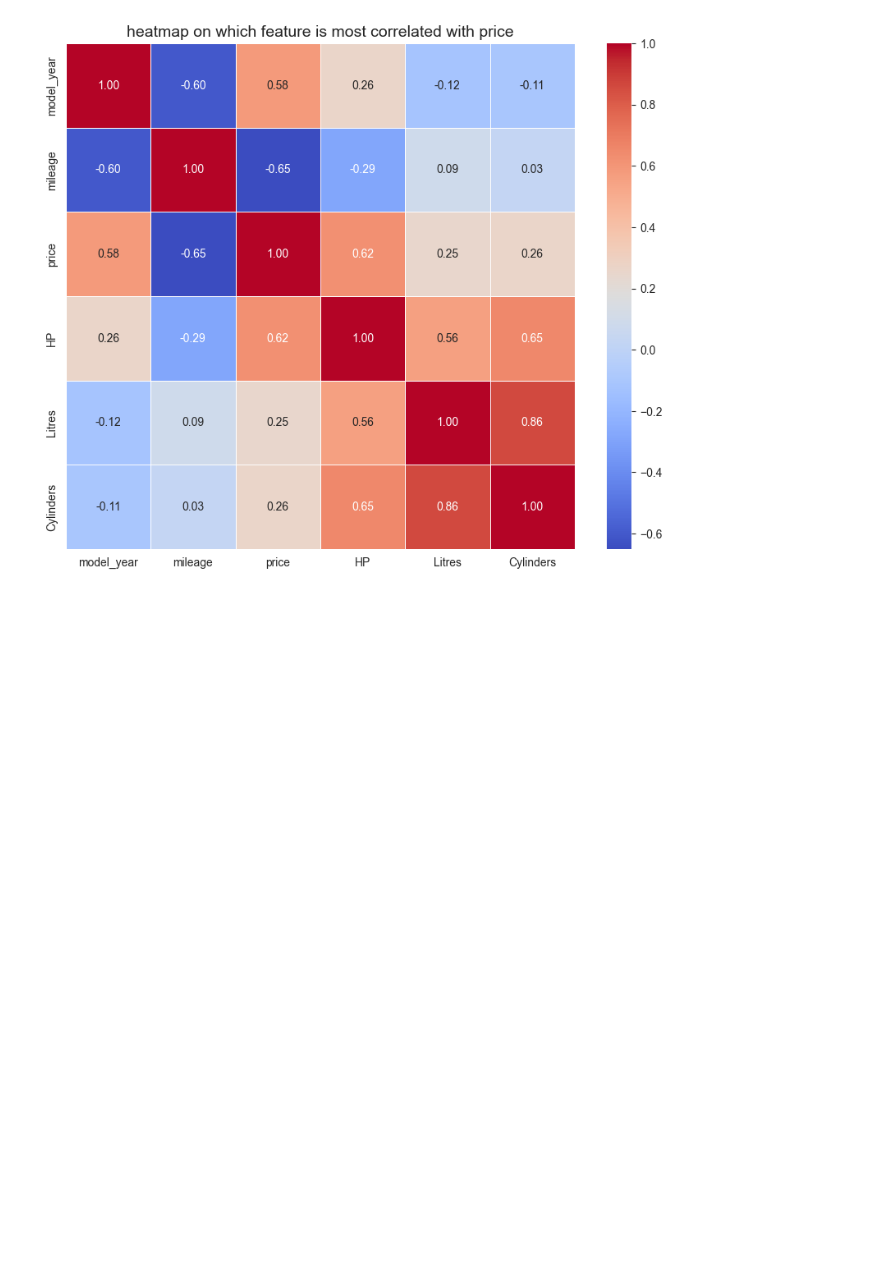
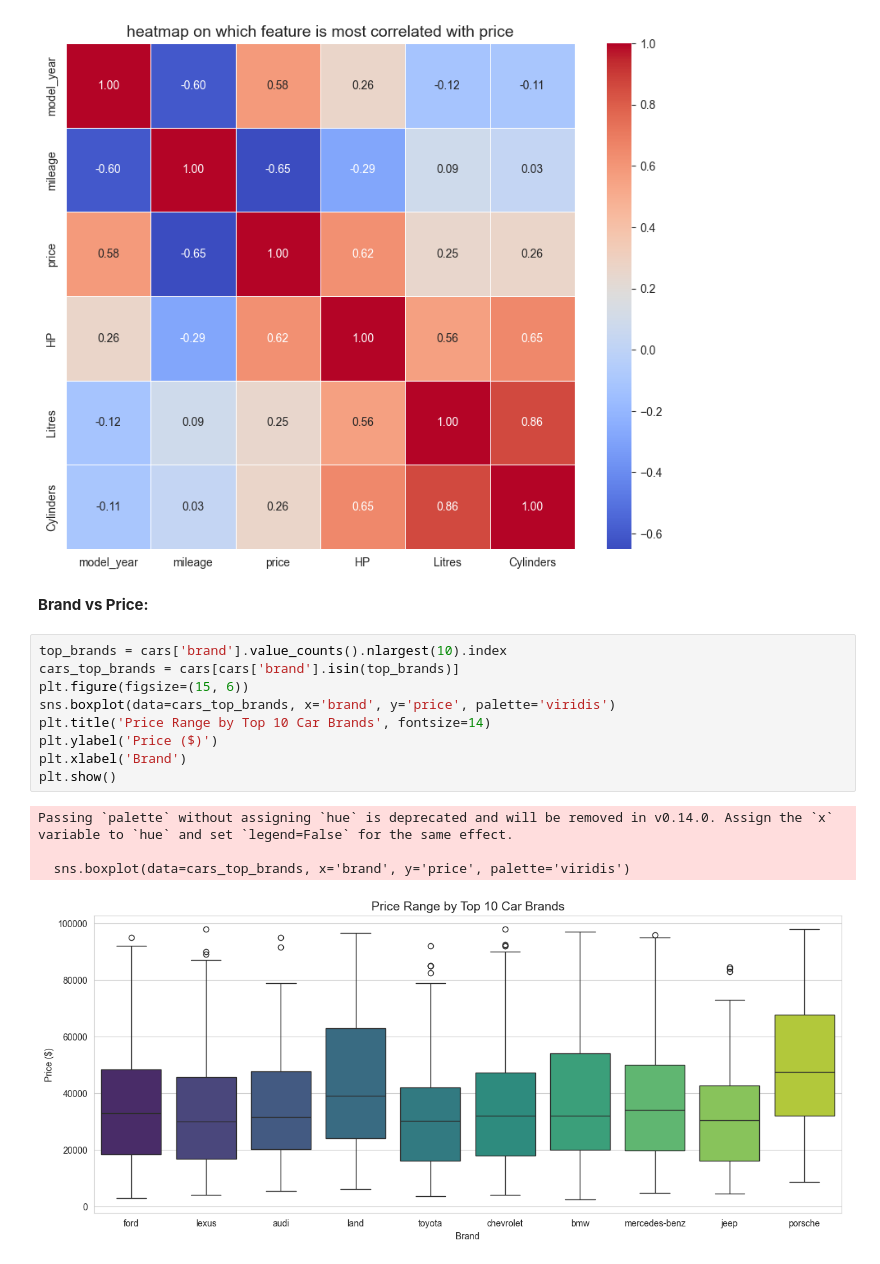
Before and after one commit to Berniceboateng775/nsp-training-program, a Jupyter notebook: car_pricePrediction.ipynb, the cells around one changed output. Cells and saved outputs as stored; diff of their text form; blank space fills up the shorter version.

Commit message:
data visualization

```diff
--- a/car_pricePrediction.ipynb
+++ b/car_pricePrediction.ipynb
@@ -1053,3 +1053,19 @@ plt.title('heatmap on which feature is most correlated with price', fontsize=14)
 plt.show()
 # %% [output]
 [figure]
+# %% [markdown]
+**Brand vs Price:**
+# %%
+top_brands = cars['brand'].value_counts().nlargest(10).index
+cars_top_brands = cars[cars['brand'].isin(top_brands)]
+plt.figure(figsize=(15, 6))
+sns.boxplot(data=cars_top_brands, x='brand', y='price', palette='viridis')
+plt.title('Price Range by Top 10 Car Brands', fontsize=14)
+plt.ylabel('Price ($)')
+plt.xlabel('Brand')
+plt.show()
+# %% [output]
+Passing `palette` without assigning `hue` is deprecated and will be removed in v0.14.0. Assign the `x` variable to `hue` and set `legend=False` for the same effect.
+
+  sns.boxplot(data=cars_top_brands, x='brand', y='price', palette='viridis')
+[figure, added]
```
Also changed, not shown: parts of 9 cells of this notebook, 1 other file.
